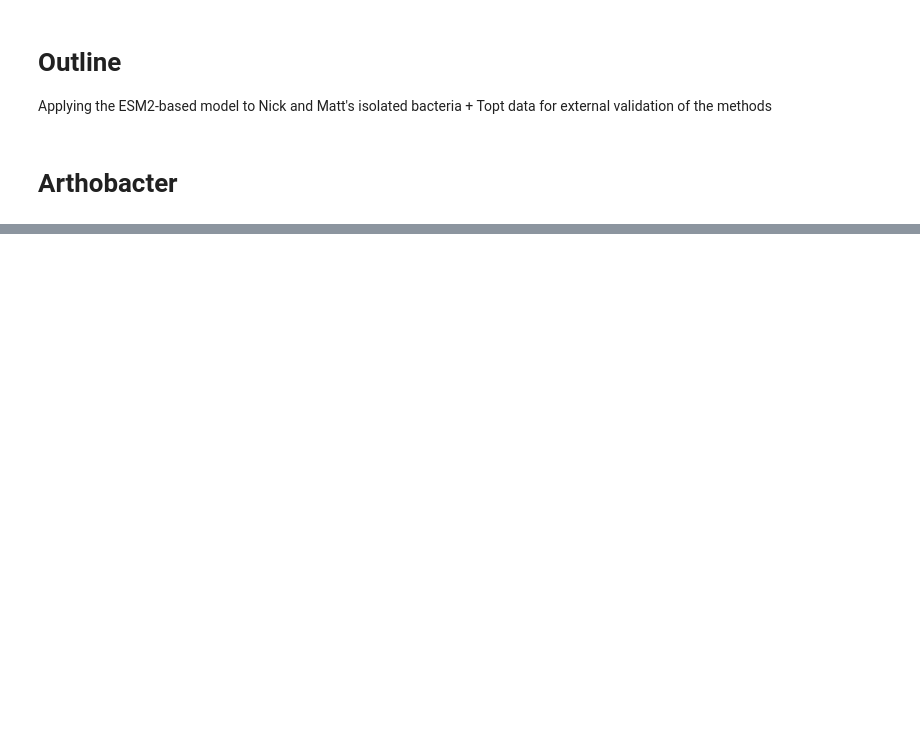
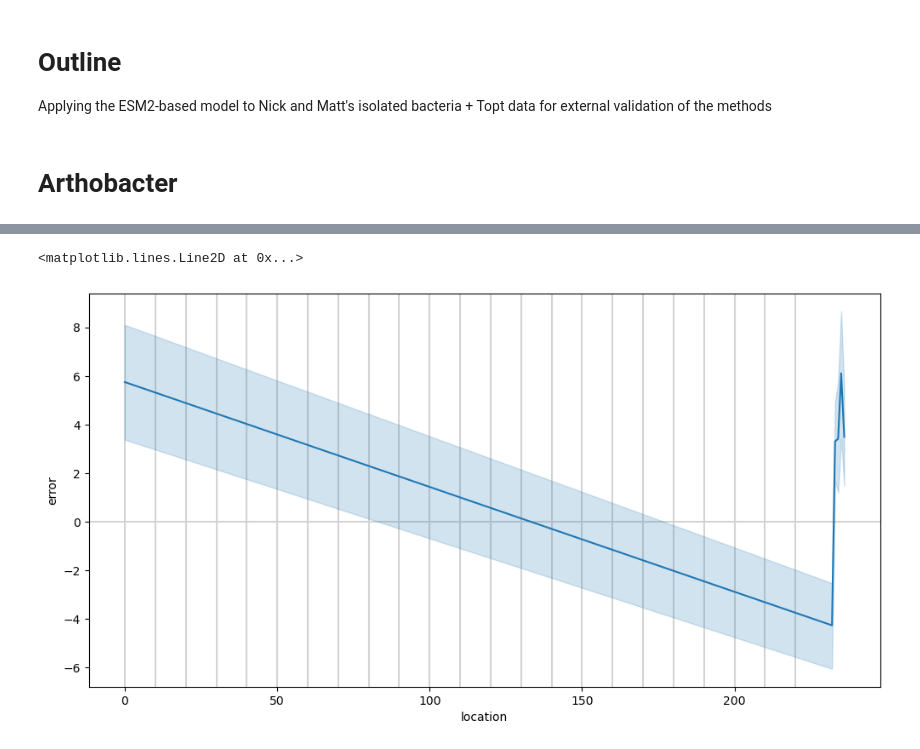
Before and after one commit to realmichaelhoffert/adenylate_kinase_ogt, a Jupyter notebook: notebooks/06_isolate_validation.ipynb, the cells around one changed output, grey strips where cells are left out. Drawn from its saved outputs; the diff is of its cells as text; code cells hidden in the pictures; blank space fills up the shorter version.

```diff
--- a/notebooks/06_isolate_validation.ipynb
+++ b/notebooks/06_isolate_validation.ipynb
@@ -38,0 +294,17 @@ Applying the ESM2-based model to Nick and Matt's isolated bacteria + Topt data f
+# %%
+plotdf = y_pred.apply(lambda x: x - y, axis=0).stack().reset_index().rename(columns={'level_0':'genome', 'level_1':'location', 0:'error'})
+
+fig, ax = plt.subplots(figsize=(12, 6))
+sns.lineplot(data=plotdf,
+             x='location',
+             y='error',
+             # hue='genome',
+             legend=False)
+
+for i in range(0, 230, 10):
+    ax.axvline(i, color='lightgray', zorder=0)
+
+ax.axhline(0, color='lightgray', zorder=0)
+# %% [output]
+<matplotlib.lines.Line2D at 0x...>
+[figure, added]
```
Also changed, not shown: parts of 82 cells of this notebook, 3 other files.
